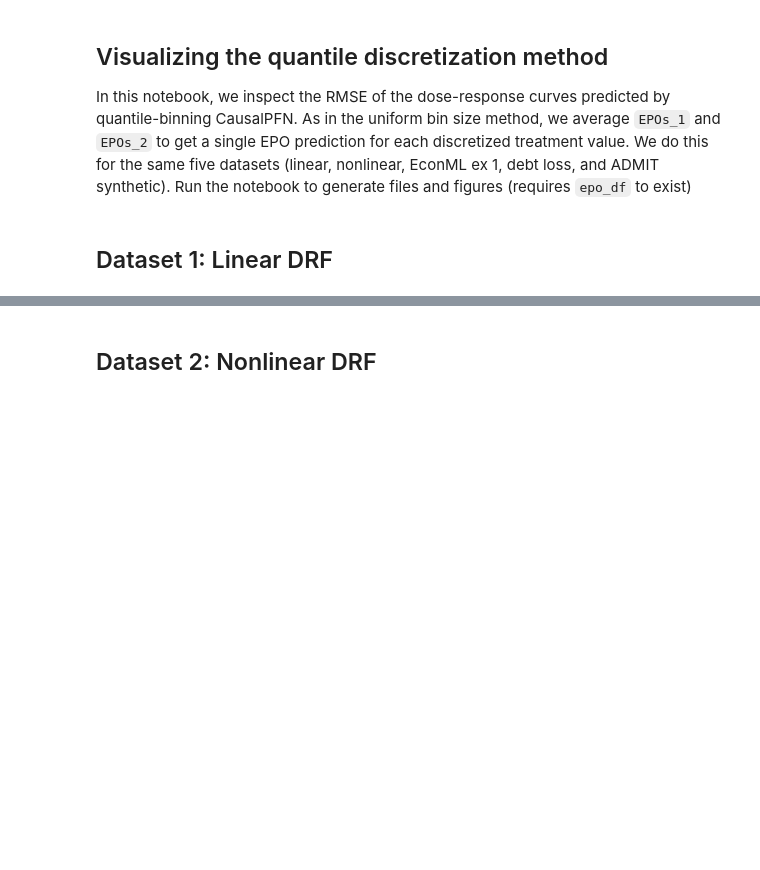
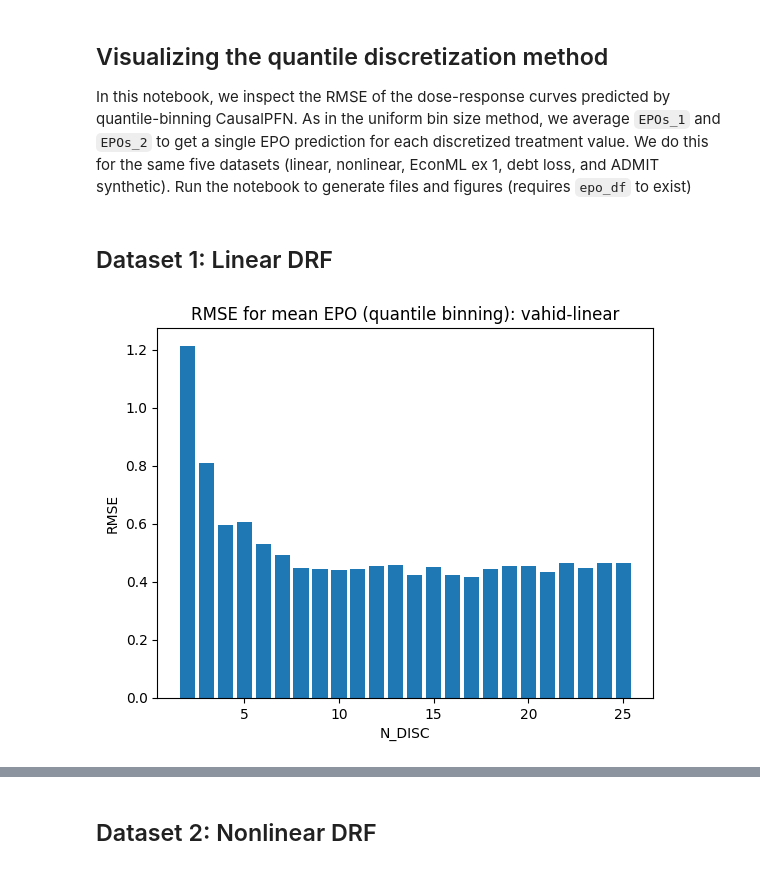
Before and after one commit to chris-L6/CausalPFN, a Jupyter notebook: my-work/Week_11-17/notebooks/quantile_epo_analysis.ipynb, the cells around one changed output, grey strips where cells are left out. Saved outputs shown, nothing was run; the diff lists cells and outputs as text; code cells hidden in the pictures; blank space fills up the shorter version.

```diff
--- a/my-work/Week_11-17/notebooks/quantile_epo_analysis.ipynb
+++ b/my-work/Week_11-17/notebooks/quantile_epo_analysis.ipynb
@@ -9,6 +9,11 @@ import matplotlib.pyplot as plt
 import datetime
 # %%
 ## Load DataFrames
+
+df_linear = pd.read_csv(
+    "..\output\quantile_EPO_df_vahid-linear_11-18_10h49m.csv",
+    index_col=[0, 1]
+)
 
 df_nonlin = pd.read_csv(
     "..\output\quantile_EPO_df_vahid-nonlinear_11-18_10h31m.csv",
@@ -31,3 +36,34 @@ date_string = f"{month}-{date}_{hour}h{minute}m"
 file_location = "../output"
 # %% [markdown]
 ## Dataset 1: Linear DRF
+# %%
+df = df_linear
+data_name = "vahid-linear"
+N_max = df.index[-1][0]
+# %%
+# RMSE calculation on the average EPO
+rmse_dict = dict()
+for N_DISC in range(2, N_max + 1):
+    df_N = df.loc[[N_DISC]]
+    # Fill first and last values
+    df_N.loc[(N_DISC, 0), "EPOs_1"] = df_N.loc[(N_DISC, 0), "EPOs_2"]
+    df_N.loc[(N_DISC, N_DISC - 1), "EPOs_2"] = df_N.loc[(N_DISC, N_DISC - 1), "EPOs_1"]
+    # Average and calculate RMSE aggainst true_effect
+    y_pred = df_N[["EPOs_1", "EPOs_2"]].mean(axis=1).values
+    y_true = df_N["true_effect"].values
+    error = calculate_rmse(y_pred, y_true)
+    rmse_dict[N_DISC] = np.round(error, 5)
+
+# Create DataFrame and plot
+rmse_df = pd.DataFrame.from_dict(rmse_dict, orient="index", columns=["RMSE"])
+rmse_df.to_csv(f"{file_location}/quantile_RMSE_table_{data_name}_{date_string}.csv") # save df
+fig = plt.figure()
+plt.bar(rmse_df.index, height=rmse_df["RMSE"])
+plt.xlabel("N_DISC")
+plt.ylabel("RMSE")
+plt.title(f"RMSE for mean EPO (quantile binning): {data_name}")
+plt.savefig(f"{file_location}/quantile_RMSE_bar_chart_{data_name}_{date_string}.png")
+
+plt.show()
+# %% [output]
+[figure, added]
```
Also changed, not shown: parts of 3 cells of this notebook, 4 other files.
